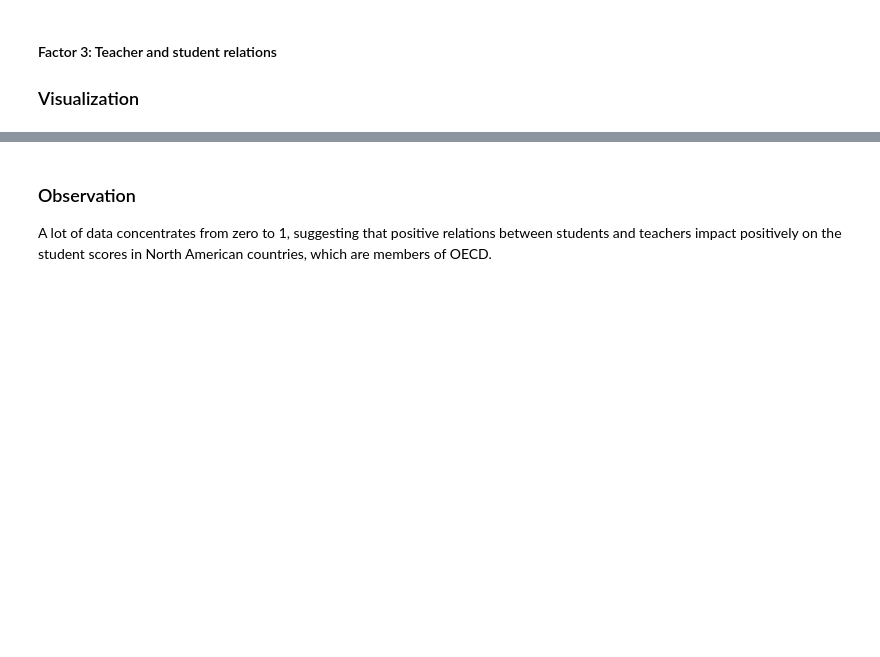
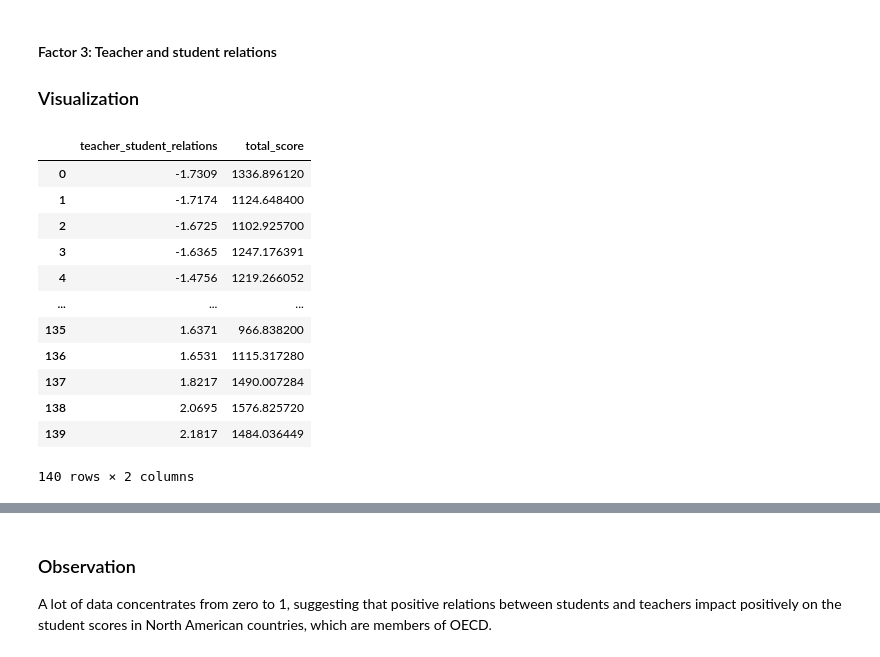
Before and after one commit to Daviedavie100/Pisa2012_data_analysis, a Jupyter notebook: Exploration.ipynb, the cells around one changed output, grey strips where cells are left out. Cells and saved outputs as stored; diff of their text form; code cells hidden in the pictures; blank space fills up the shorter version.

```diff
--- a/Exploration.ipynb
+++ b/Exploration.ipynb
@@ -1191,10 +1579,10 @@ https://www.worldatlas.com/articles/how-many-countries-are-in-europe.html
 # ccreate subregions for the countries
 transcontinental_countries= ['Kazakhstan', 'Russian Federation', 'Turkey', 'Perm(Russian Federation)']
 northern_europe= ['Denmark', 'Estonia', 'Finland', 'Iceland', 'Ireland', 'Latvia', 'Norway', 'Sweden', 'United Kingdom']
-north_america_subregion= ['Canada', 'Mexico', 'United States of America'],
+northamerica_subregion=['Mexico', 'Canada','United States of America']
 western_europe= ['Austria', 'Belgium', 'France', 'Germany', 'Liechtenstein', 'Luxembourg', 'Netherlands', 'Switzerland']
 east_asia= ['China-Shanghai', 'Chinese Taipei', 'Macao-China', 'Hong Kong-China', 'Japan', 'Korea', 'Singapore']
-southern_europe= ['Greece', 'Italy', 'Portugal', 'Spain'],
+southern_europe= ['Greece', 'Italy', 'Portugal', 'Spain']
 eastern_europe= ['Czech Republic', 'Hungary', 'Poland', 'Slovak Republic', 'Slovenia', 'Croatia', 'Serbia']
 oceania= ['Australia', 'New Zealand']
 latin_america= ['Chile', 'Costa Rica', 'Uruguay']
@@ -1203,6 +1591,6 @@ middle_east= ['Israel', 'Jordan']
 # pisa above avergae perfomance students
 def data_df(region):
     #filter regional data
-    pisa_region=pisa_clean.loc[pisa_clean['country']. isin (region)]
-    subregion=pisa_region
-    return subregion
+    pisa_subregion=pisa_clean[pisa_clean['country'].isin (region)]
+    #subregion=pisa_region
+    return pisa_subregion
@@ -1284,5 +1680,23 @@ print(ct_list)
 # %%
-'''n_america=data_df(region=north_america_subregion)
+# data for countries in northern europe
+n_america=data_df(region=northamerica_subregion)
 # Remove outliers
-#n_america_clean = remove_outliers(n_america, ['teacher_student_relations'])
-n_america'''
+n_america_clean = remove_outliers(n_america, ['teacher_student_relations'])
+
+# Data
+n_america_ana=n_america_clean.groupby('teacher_student_relations')['total_score'].mean().reset_index()
+n_america_ana
+# %% [output]
+|  | teacher_student_relations | total_score |
+| 0 | -1.7309 | 1336.896120 |
+| 1 | -1.7174 | 1124.648400 |
+| 2 | -1.6725 | 1102.925700 |
+| 3 | -1.6365 | 1247.176391 |
+| 4 | -1.4756 | 1219.266052 |
+| ... | ... | ... |
+| 135 | 1.6371 | 966.838200 |
+| 136 | 1.6531 | 1115.317280 |
+| 137 | 1.8217 | 1490.007284 |
+| 138 | 2.0695 | 1576.825720 |
+| 139 | 2.1817 | 1484.036449 |
+140 rows × 2 columns
```
Also changed, not shown: parts of 83 cells of this notebook.
